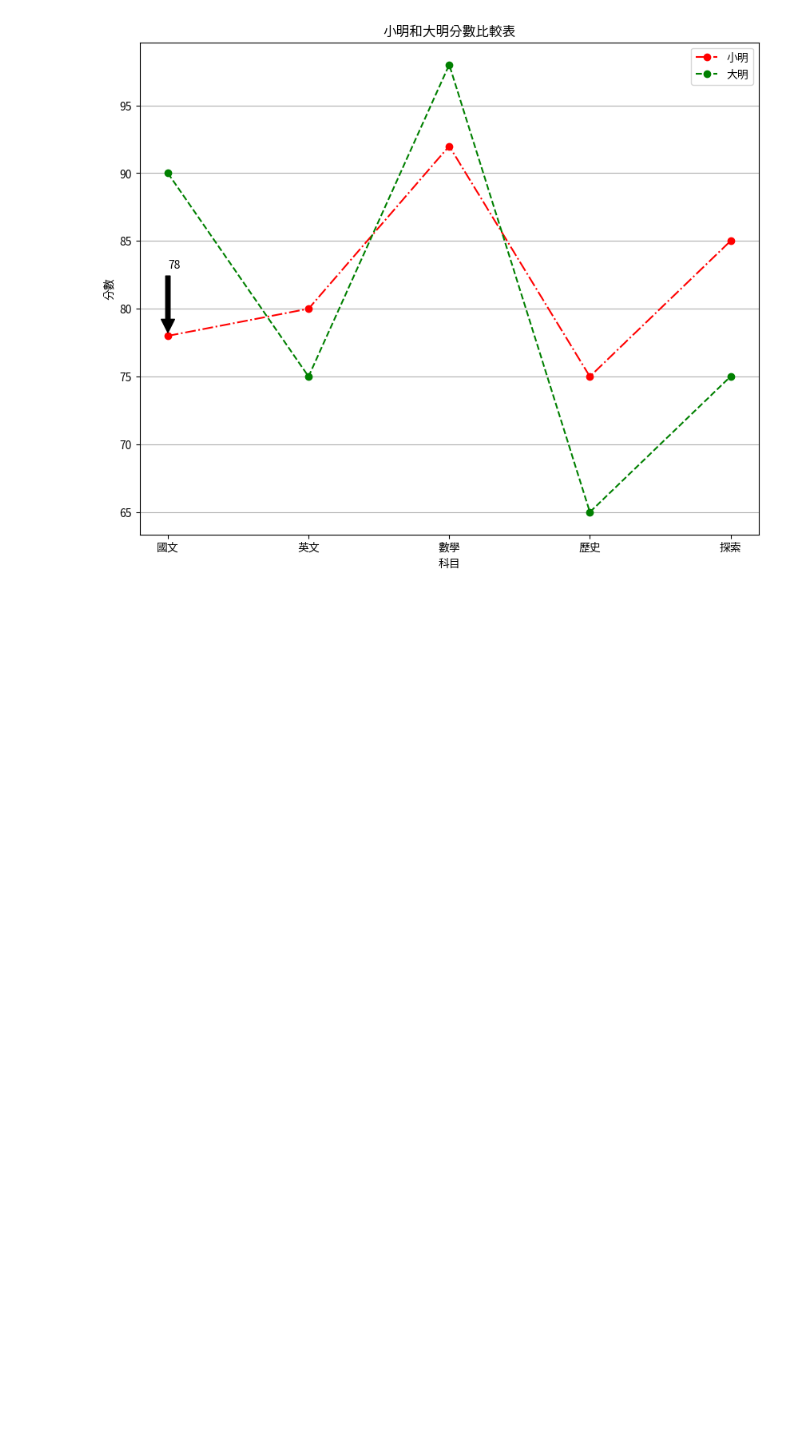
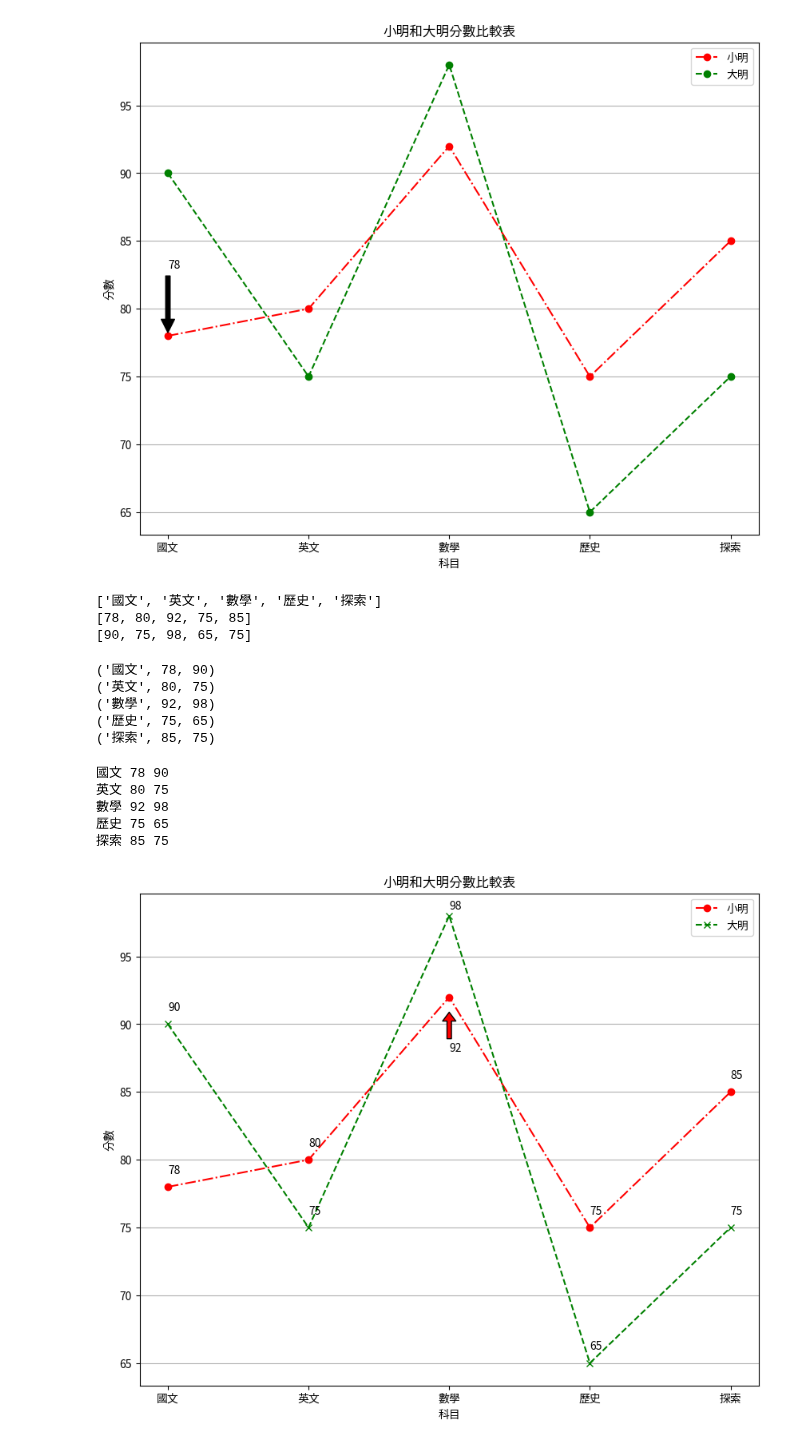
Before and after one commit to edwardxsky/python_analysis, a Jupyter notebook: lesson7_3.ipynb, the cells around one changed output. Cells and saved outputs as stored; diff of their text form; code cells hidden in the pictures; blank space fills up the shorter version.

```diff
--- a/lesson7_3.ipynb
+++ b/lesson7_3.ipynb
@@ -63,3 +63,67 @@ plt.show()
 # %% [output]
 國文
 [figure]
+# %%
+print(subjects)
+print(score1)
+print(score2)
+# %% [output]
+['國文', '英文', '數學', '歷史', '探索']
+[78, 80, 92, 75, 85]
+[90, 75, 98, 65, 75]
+# %%
+for item in zip(subjects, score1, score2):
+    print(item) # tuple
+# %% [output]
+('國文', 78, 90)
+('英文', 80, 75)
+('數學', 92, 98)
+('歷史', 75, 65)
+('探索', 85, 75)
+# %%
+for s, v1, v2 in zip(subjects, score1, score2):
+    print(s, v1, v2)
+# %% [output]
+國文 78 90
+英文 80 75
+數學 92 98
+歷史 75 65
+探索 85 75
+# %%
+subjects = list(student1.keys())
+score1 = list(student1.values())
+score2 = list(student2.values())
+
+figure = plt.figure(figsize = (10, 8))
+axes = figure.add_subplot(1, 1, 1)
+#axes.plot(subjects, score1)
+axes.set_title("小明和大明分數比較表")
+axes.set_xlabel("科目")
+axes.set_ylabel("分數")
+axes.plot(subjects, score1, "ro-.", label = "小明") # "ro-." 紅色+圓點+虛線
+axes.plot(subjects, score2, "gx--", label = "大明") # "go--" 紅色+x點+虛線
+axes.legend() # 圖例
+# axes.grid() # 圖表線條
+axes.grid(axis= "y") # 圖表線條
+
+# 加入標註，xy 是要標註的位置， xytext 是文字顯示的位置，textcoords 指定座標系統
+# axes.annotate(f"{student1["國文"]}", xy=(subjects[0], score1[0]), xytext=(subjects[0], score1[0]+5),
+#               arrowprops = dict(facecolor = "black", shrink = 0.05)) # arrowprops 讓標註有箭頭
+# print(subjects[0])
+
+
+# 標註每一個點的值
+for s, v1, v2 in zip(subjects, score1, score2):
+    if s == "數學" and v1 == 92:
+        axes.annotate(f"{v1}", xy = (s, v1-1), xytext = (s, v1-4),
+                      arrowprops = dict(facecolor = "red",
+                                        shrink = 0.05,
+                                        headlength = 8))
+        axes.annotate(f"{v2}", xy = (s, v2+0.5))
+    else:
+        axes.annotate(f"{v1}", xy = (s, v1+1)) # y 座標+1 上移
+        axes.annotate(f"{v2}", xy = (s, v2+1))
+
+plt.show()
+# %% [output]
+[figure, added]
```
Also changed, not shown: parts of 3 cells of this notebook.
